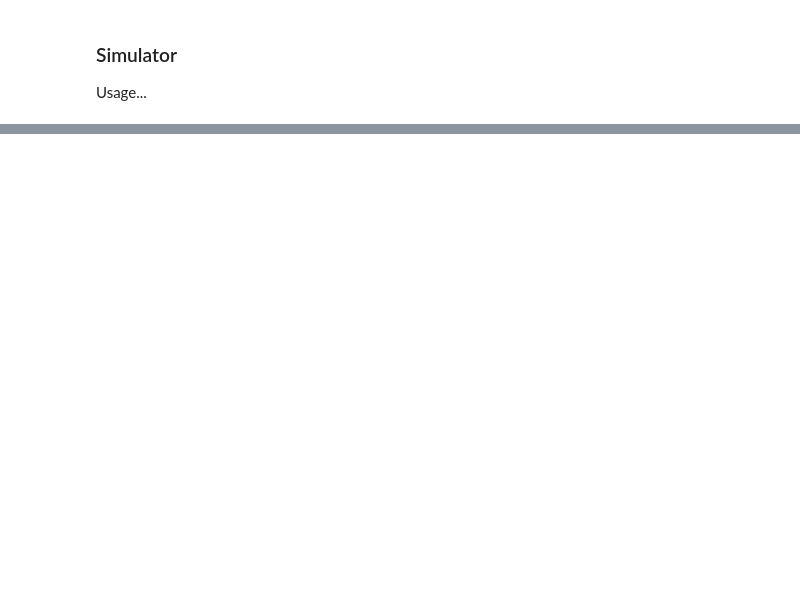
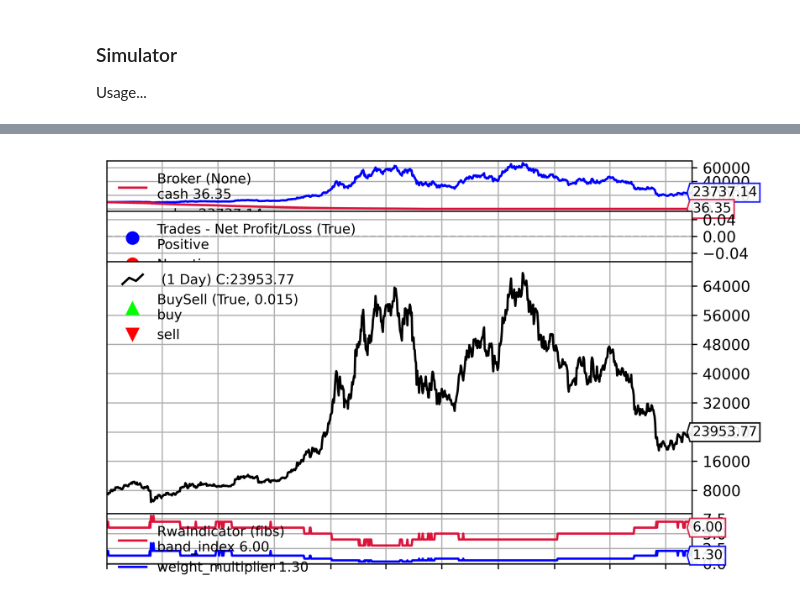
Before and after one commit to raulonlab/crypto-band-indicators, a Jupyter notebook: simulators/rwa_simulator.ipynb, the cells around one changed output, grey strips where cells are left out. Saved outputs shown, nothing was run; the diff lists cells and outputs as text; code cells hidden in the pictures; blank space fills up the shorter version.

```diff
--- a/simulators/rwa_simulator.ipynb
+++ b/simulators/rwa_simulator.ipynb
@@ -55,0 +54,47 @@ if run_simulator:
+# %%
+
+start_date = '01/01/2020'    # start date of the simulation
+buy_frequency_days = 5       # Number of days between purchases
+buy_amount = 100             # Amount purchased in standard DCA
+weight_type = "fibs"         # "fibs" or "originaldca"
+
+if run_simulator:
+    # Create a cerebro entity
+    cerebro = bt.Cerebro(stdstats=True)
+
+    cerebro.addstrategy(strategies.RwaStrategy, buy_amount=buy_amount,
+                    buy_frequency_days=buy_frequency_days, weight_type=weight_type, log=False, debug=False)
+
+    # Get data feed
+    ticker_data = datas.get_nasdaq_ticker_time_series(start_date=start_date)
+
+    ticker_data_feed = bt.feeds.PandasData(
+        dataname=ticker_data,
+        datetime=0,
+        high=None,
+        low=None,
+        open=1,     # uses the column 1 ('Value') as open price
+        close=1,    # uses the column 1 ('Value') as close price
+        volume=None,
+        openinterest=None,
+    )
+
+    # Add the Data Feed to Cerebro
+    cerebro.adddata(ticker_data_feed)
+
+    # Add cash to the virtual broker
+    # cerebro.broker.setcash(100000.0)    # default: 10k
+
+    # start_portfolio_value = cerebro.broker.getvalue()
+    cerebro.run()
+    cerebro.plot(volume=False) # volume=False, iplot=True, style='bar' , stdstats=False
+    # end_portfolio_value = cerebro.broker.getvalue()
+    # pnl_value = end_portfolio_value - start_portfolio_value
+    # pnl_percent = (pnl_value / start_portfolio_value) * 100
+    # pnl_sign = '' if pnl_value < 0 else '+'
+
+    # print("----------------------------------------")
+    # print(f"{'Start value:':<12} {start_portfolio_value:2f} USD")
+    # print(f"{'Final value:':<12} {end_portfolio_value:2f}  USD")
+    # print(f"{'PnL:':<11} {pnl_sign}{pnl_value:.2f} USD ({pnl_sign}{pnl_percent:.2f}%)")
+# %% [output]
@@ -55,0 +103 @@ if run_simulator:
+[figure, added]
```
Also changed, not shown: parts of 5 cells of this notebook, 16 other files.
